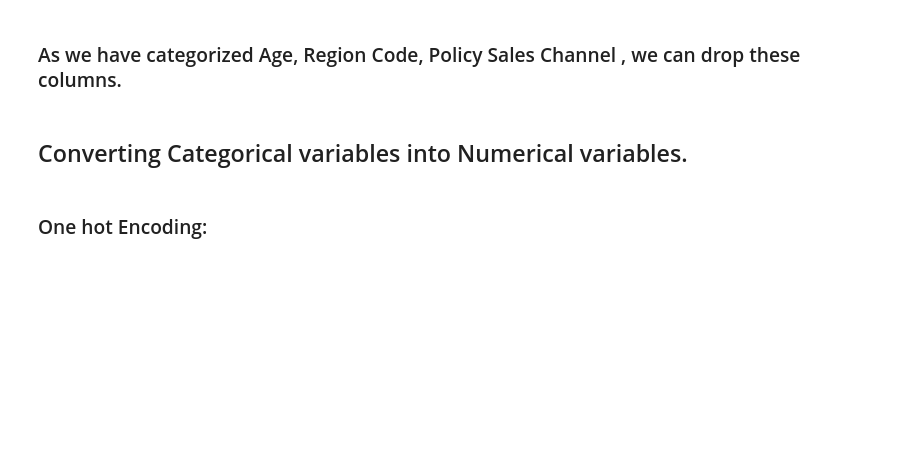
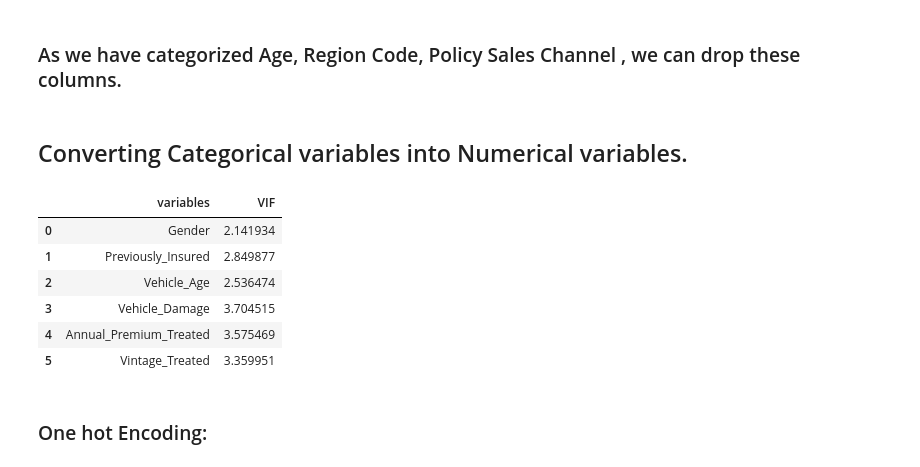
Before and after one commit to RPSahoo219/Health_Insurance_Cross_Sell_Prediction, a Jupyter notebook: Health_Insurance_Cross_Sell_Prediction.ipynb, the cells around one changed output. Drawn from its saved outputs; the diff is of its cells as text; code cells hidden in the pictures; blank space fills up the shorter version.

```diff
--- a/Health_Insurance_Cross_Sell_Prediction.ipynb
+++ b/Health_Insurance_Cross_Sell_Prediction.ipynb
@@ -717,6 +719,26 @@ new_df.Vehicle_Damage=new_df.Vehicle_Damage.apply(lambda x: 1 if x=='Yes' else 0
 # %%
 # changing the Vehicle_Age column to numerical datatypes.
 new_df.Vehicle_Age=new_df.Vehicle_Age.apply(lambda x : 0 if x=='< 1 Year' else 1 if x=='1-2 Year' else 2)
+# %%
+# Let's create a function to check multicollinearity.
+def calc_vif(a):
+    # Calculating VIF
+    vif = pd.DataFrame()
+    vif["variables"] = a.columns
+    vif["VIF"] = [variance_inflation_factor(a.values, i) for i in range(a.shape[1])]
+
+    return(vif)
+# %%
+# Let's check multicollinearity of columns.
+calc_vif(new_df[[i for i in new_df.describe().columns if i not in ['Response']]])
+# %% [output]
+|  | variables | VIF |
+| 0 | Gender | 2.141934 |
+| 1 | Previously_Insured | 2.849877 |
+| 2 | Vehicle_Age | 2.536474 |
+| 3 | Vehicle_Damage | 3.704515 |
+| 4 | Annual_Premium_Treated | 3.575469 |
+| 5 | Vintage_Treated | 3.359951 |
 # %% [markdown]
 ### One hot Encoding:
 # %%
```
Also changed, not shown: parts of 31 cells of this notebook.
